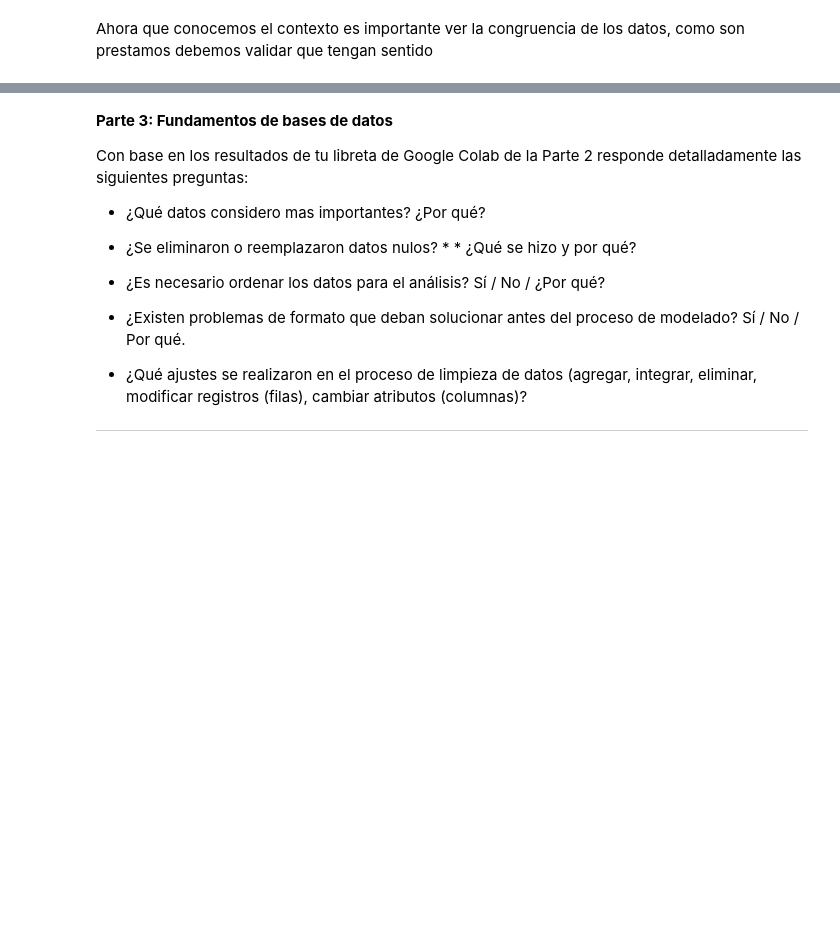
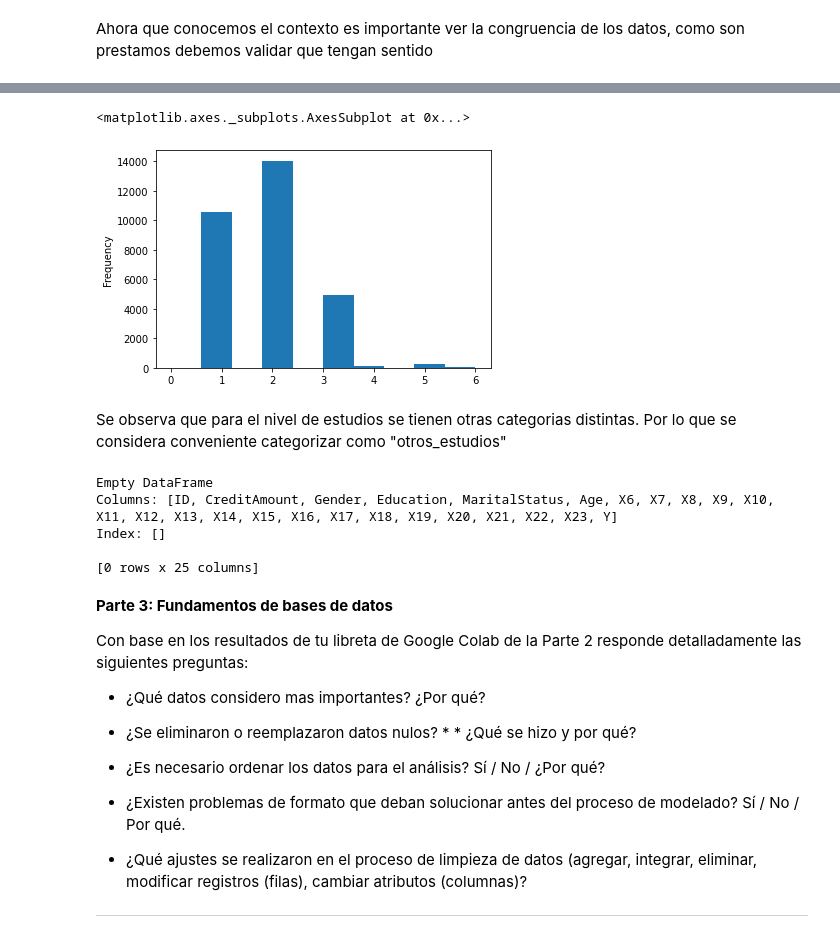
Before and after one commit to PosgradoMNA/actividades-de-aprendizaje-DalinaV, a Jupyter notebook: Actividad_1_Semana3_A01793258.ipynb, the cells around one changed output, grey strips where cells are left out. Saved outputs shown, nothing was run; the diff lists cells and outputs as text; code cells hidden in the pictures; blank space fills up the shorter version.

```diff
--- a/Actividad_1_Semana3_A01793258.ipynb
+++ b/Actividad_1_Semana3_A01793258.ipynb
@@ -170,0 +203,21 @@ Ahora que conocemos el contexto es importante ver la congruencia de los datos, c
+# %%
+datos_creditos_1[(datos_creditos_1['Gender']!=1) & (datos_creditos_1['Gender']!=2)]=np.random.randint(1,3) # solo se encontro un dato por lo que se puede insertar de manera aletoria
+# %%
+datos_creditos_1['Education'].plot.hist()  #verificamos que todos los datos son valores (1 = graduate school; 2 = university; 3 = high school; 4 = others)
+# %% [output]
+<matplotlib.axes._subplots.AxesSubplot at 0x...>
+[figure, added]
+# %% [markdown]
+Se observa que para el nivel de estudios se tienen otras categorias distintas. Por lo que se considera conveniente categorizar como "otros_estudios"
+# %%
+Education=datos_creditos_1[(datos_creditos_1['Education']!=1) &
+                           (datos_creditos_1['Education']!=2) &
+                           (datos_creditos_1['Education']!=3) &
+                           (datos_creditos_1['Education']!=4)]
+print(Education)
+# %% [output]
+Empty DataFrame
+Columns: [ID, CreditAmount, Gender, Education, MaritalStatus, Age, X6, X7, X8, X9, X10, X11, X12, X13, X14, X15, X16, X17, X18, X19, X20, X21, X22, X23, Y]
+Index: []
+
+[0 rows x 25 columns]
```
Also changed, not shown: parts of 6 cells of this notebook.
